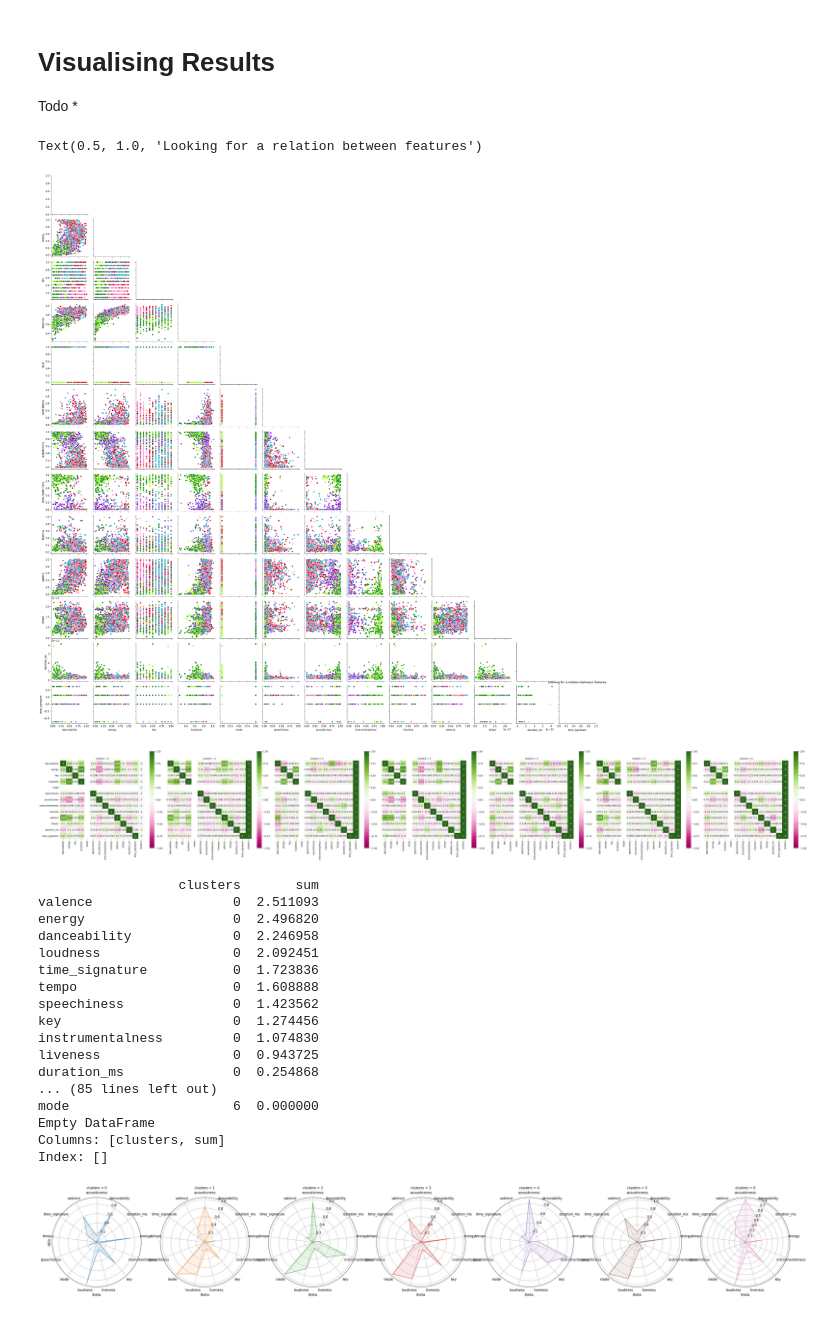
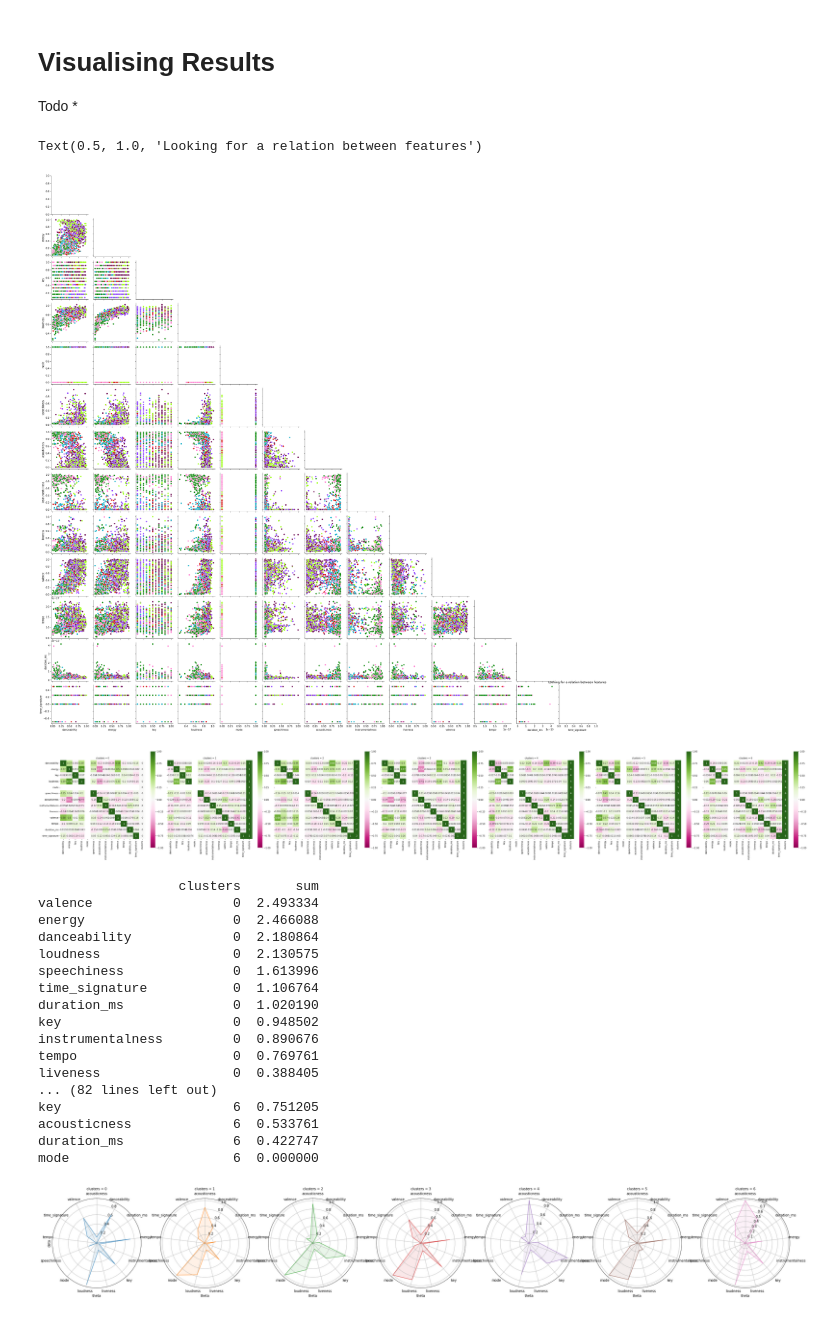
Before and after one commit to circle-ish/DataScienceBC22, a Jupyter notebook: proj4_moose_music/sec6_project6_song_clustering.ipynb, the cells around one changed output. Saved outputs shown, nothing was run; the diff lists cells and outputs as text; code cells hidden in the pictures.

Commit message:
read Stefans csv

```diff
--- a/proj4_moose_music/sec6_project6_song_clustering.ipynb
+++ b/proj4_moose_music/sec6_project6_song_clustering.ipynb
@@ -6,7 +6,7 @@ import matplotlib.pyplot as plt
 Todo
 * save cleaned dataset
 # %%
-df = pd.read_csv('data/data_cleaned_clustered') #data/df_audio_features_1000')
+df = pd.read_csv('data/df_audio_features_1000')
 df = (df
     .assign(song_artist = df['name'] + " by " + df['artist'] + "(" + df['id'] + ")")
     .drop(columns='type')
@@ -108,7 +108,9 @@ kmeans.fit(df_num_scaled)
 KMeans(n_clusters=7)
 # %%
 cl_pos = pd.DataFrame(kmeans.cluster_centers_)
-cl_pos.columns = df_num_scaled.columns
-df_num_scaled['clusters'] = kmeans.labels_
-df_num_scaled['id'] = df.loc[:,'id']
+num_cols = list(df_num_scaled.columns)
+cl_pos.columns = num_cols
+df_res = df_num_scaled.copy()
+df_res['clusters'] = kmeans.labels_
+df_res['id'] = df.loc[:,'id']
 # %%
@@ -138,43 +140,43 @@ Todo
 # %%
 from src.utils import install_pip_pkg
 install_pip_pkg({'colorcet'})
 import colorcet as cc
 import seaborn as sns
 
 # retrospective pairwise scatterplots of all features with clusters as hue
 palette = sns.color_palette(cc.glasbey, n_colors=num_clusters)
-g = sns.PairGrid(df_num_scaled, hue='clusters', palette = palette, corner=True)
+g = sns.PairGrid(df_res[num_cols + ['clusters']], hue='clusters', palette = palette, corner=True)
 g.map_lower(sns.scatterplot)
 plt.title('Looking for a relation between features')
 # %% [output]
 Text(0.5, 1.0, 'Looking for a relation between features')
-[figure, old version]
+[figure, new version]
 # %%
 from src.visualisations import corr_heatmap
-df_corr_data = corr_heatmap(df_num_scaled)
+df_corr_data = corr_heatmap(df_res[num_cols + ['clusters']])
 # %% [output]
-[figure, old version]
+[figure, new version]
 # %%
-for i in range(num_clusters + 1):
+for i in range(num_clusters):
     print(df_corr_data.loc[df_corr_data['clusters'] == i, ['clusters', 'sum']].sort_values(by='sum', ascending=False))
 # %% [output]
                   clusters       sum
-valence                  0  2.511093
-energy                   0  2.496820
-danceability             0  2.246958
-loudness                 0  2.092451
-time_signature           0  1.723836
-tempo                    0  1.608888
-speechiness              0  1.423562
-key                      0  1.274456
-instrumentalness         0  1.074830
-liveness                 0  0.943725
-duration_ms              0  0.254868
-... (85 lines left out)
+valence                  0  2.493334
+energy                   0  2.466088
+danceability             0  2.180864
+loudness                 0  2.130575
+speechiness              0  1.613996
+time_signature           0  1.106764
+duration_ms              0  1.020190
+key                      0  0.948502
+instrumentalness         0  0.890676
+tempo                    0  0.769761
+liveness                 0  0.388405
+... (82 lines left out)
+key                      6  0.751205
+acousticness             6  0.533761
+duration_ms              6  0.422747
 mode                     6  0.000000
-Empty DataFrame
-Columns: [clusters, sum]
-Index: []
 # %%
 from src.visualisations import spider_plot
 spider_plot(cl_pos)
```
Also changed, not shown: parts of 11 cells of this notebook, 1 other file.
